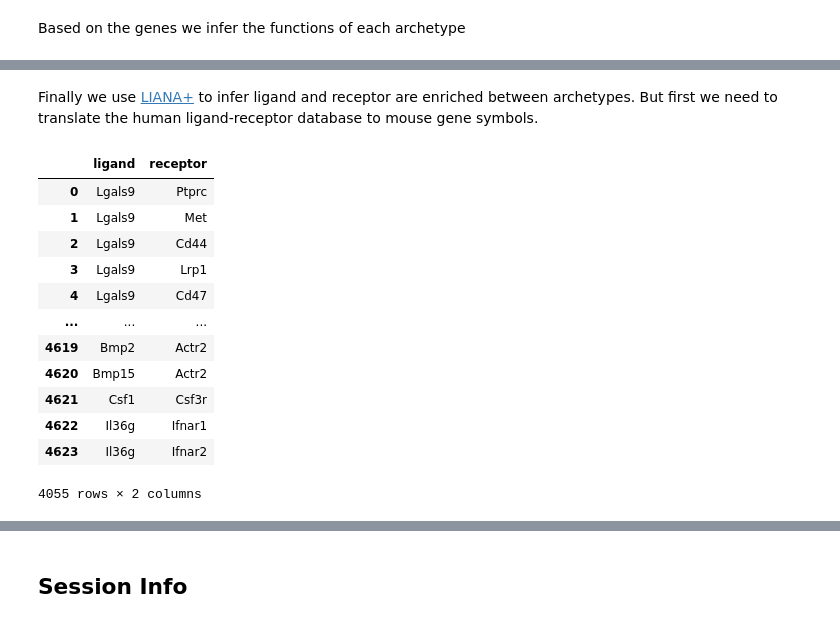
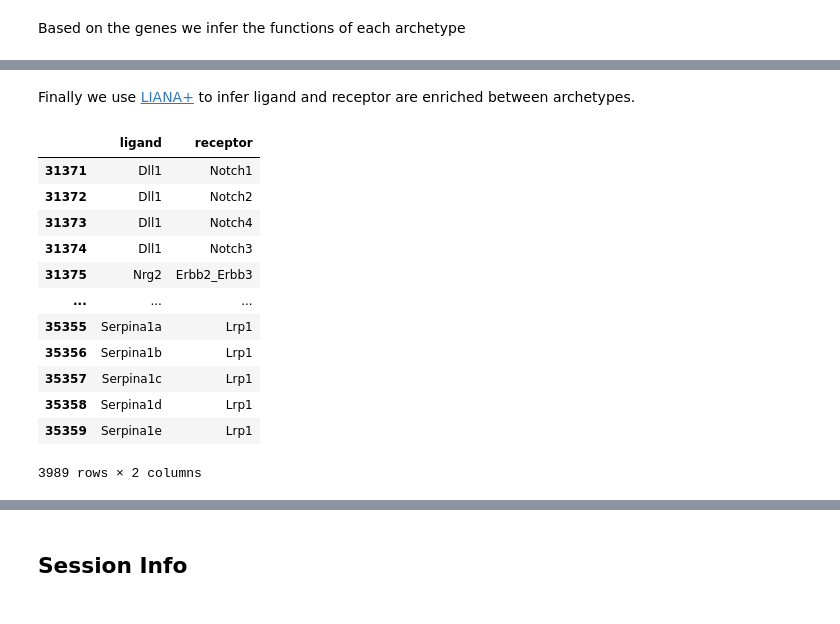
Before and after one commit to saezlab/ParTIpy, a Jupyter notebook: docs/notebooks/crosstalk.ipynb, the cells around one changed output, grey strips where cells are left out. Drawn from its saved outputs; the diff is of its cells as text; code cells hidden in the pictures.

```diff
--- a/docs/notebooks/crosstalk.ipynb
+++ b/docs/notebooks/crosstalk.ipynb
@@ -96,39 +93,4 @@ archetype_functions = {
     4: "Immune-modulatory fibroblasts"
 }
 # %% [markdown]
-Finally we use [LIANA+](https://liana-py.readthedocs.io/en/latest/) to infer ligand and receptor are enriched between archetypes. But first we need to translate the human ligand-receptor database to mouse gene symbols.
+Finally we use [LIANA+](https://liana-py.readthedocs.io/en/latest/) to infer ligand and receptor are enriched between archetypes.
-# %%
-human_resource = li.rs.select_resource('consensus')
-
-# let's say we are interested in zebrafish homologs of human genes
-map_df = li.rs.get_hcop_orthologs(url='https://ftp.ebi.ac.uk/pub/databases/genenames/hcop/human_mouse_hcop_fifteen_column.txt.gz',
-                                   columns=['human_symbol', 'mouse_symbol'],
-                                   # NOTE: HCOP integrates multiple resource, so we can filter out mappings in at least 3 of them for confidence
-                                   min_evidence=3
-                                   )
-# rename the columns to source and target, respectively for the original organism and the target organism
-map_df = map_df.rename(columns={'human_symbol':'source', 'mouse_symbol':'target'})
-
-mouse_resource = li.rs.translate_resource(human_resource,
-                                          map_df=map_df,
-                                          columns=['ligand', 'receptor'],
-                                          replace=True,
-                                          # NOTE that we need to define the threshold of redundancies for the mapping
-                                          # # in this case, we would keep mappings as long as they don't map to more than 2 mouse genes
-                                          # one_to_many=3
-                                          )
-mouse_resource
-# %% [output]
-|  | ligand | receptor |
-| 0 | Lgals9 | Ptprc |
-| 1 | Lgals9 | Met |
-| 2 | Lgals9 | Cd44 |
-| 3 | Lgals9 | Lrp1 |
-| 4 | Lgals9 | Cd47 |
-| ... | ... | ... |
-| 4619 | Bmp2 | Actr2 |
-| 4620 | Bmp15 | Actr2 |
-| 4621 | Csf1 | Csf3r |
-| 4622 | Il36g | Ifnar1 |
-| 4623 | Il36g | Ifnar2 |
-4055 rows × 2 columns
@@ -137,0 +97,17 @@ archetype_crosstalk = get_archetype_crosstalk(archetype_genes=specific_genes_per
+# %%
+mouse_resource = li.rs.select_resource("mouseconsensus")
+mouse_resource
+# %% [output]
+|  | ligand | receptor |
+| 31371 | Dll1 | Notch1 |
+| 31372 | Dll1 | Notch2 |
+| 31373 | Dll1 | Notch4 |
+| 31374 | Dll1 | Notch3 |
+| 31375 | Nrg2 | Erbb2_Erbb3 |
+| ... | ... | ... |
+| 35355 | Serpina1a | Lrp1 |
+| 35356 | Serpina1b | Lrp1 |
+| 35357 | Serpina1c | Lrp1 |
+| 35358 | Serpina1d | Lrp1 |
+| 35359 | Serpina1e | Lrp1 |
+3989 rows × 2 columns
```
Also changed, not shown: parts of 10 cells of this notebook, 4 other files.
